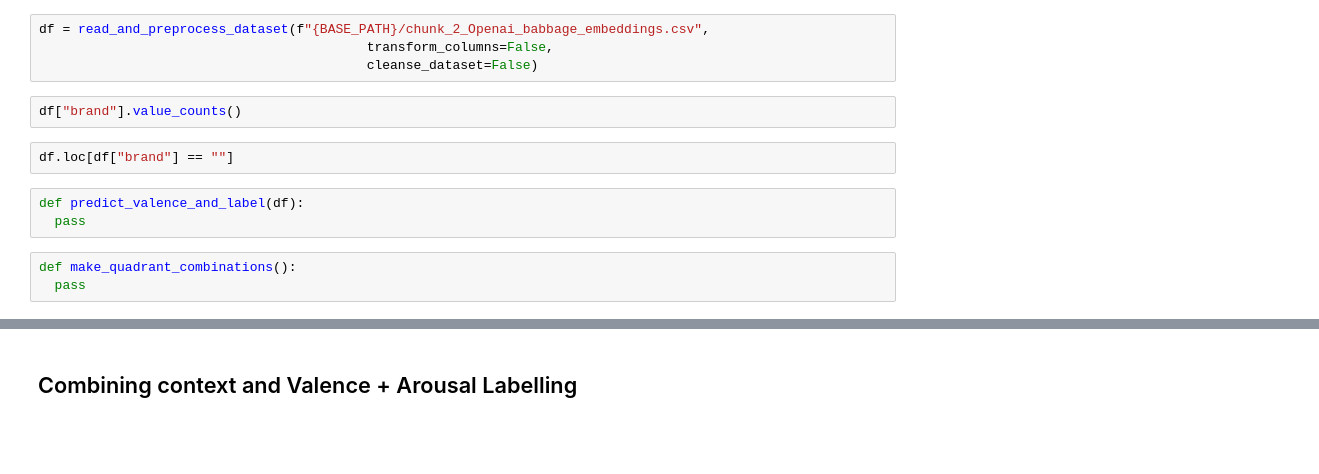
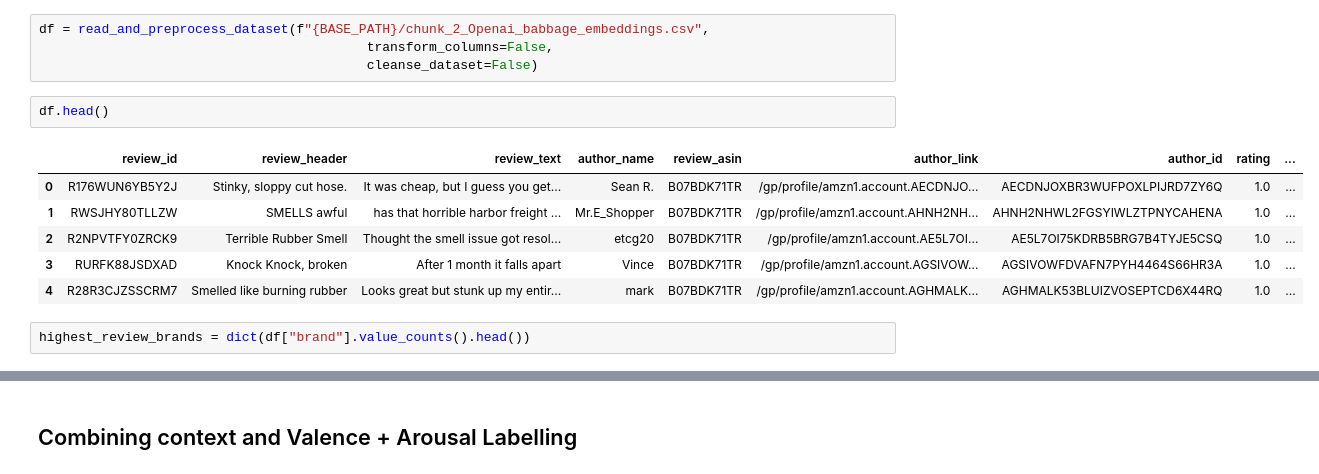
Before and after one commit to reachusama/text-analysis-using-gpt3-embeddings, a Jupyter notebook: Personal_Python_Notebooks_and_Scripting.ipynb, the cells around one changed output, grey strips where cells are left out. Drawn from its saved outputs; the diff is of its cells as text; blank space fills up the shorter version.

```diff
--- a/Personal_Python_Notebooks_and_Scripting.ipynb
+++ b/Personal_Python_Notebooks_and_Scripting.ipynb
@@ -1355,13 +1421,14 @@ from sentence_transformers import SentenceTransformer, util
 df = read_and_preprocess_dataset(f"{BASE_PATH}/chunk_2_Openai_babbage_embeddings.csv",
                                           transform_columns=False,
                                           cleanse_dataset=False)
-# %%
-df["brand"].value_counts()
-# %%
-df.loc[df["brand"] == ""]
-# %%
-def predict_valence_and_label(df):
-  pass
-# %%
-def make_quadrant_combinations():
-  pass
+# %%
+df.head()
+# %% [output]
+|  | review_id | review_header | review_text | author_name | review_asin | author_link | author_id | rating | ... |
+| 0 | R176WUN6YB5Y2J | Stinky, sloppy cut hose. | It was cheap, but I guess you get... | Sean R. | B07BDK71TR | /gp/profile/amzn1.account.AECDNJO... | AECDNJOXBR3WUFPOXLPIJRD7ZY6Q | 1.0 | ... |
+| 1 | RWSJHY80TLLZW | SMELLS awful | has that horrible harbor freight ... | Mr.E_Shopper | B07BDK71TR | /gp/profile/amzn1.account.AHNH2NH... | AHNH2NHWL2FGSYIWLZTPNYCAHENA | 1.0 | ... |
+| 2 | R2NPVTFY0ZRCK9 | Terrible Rubber Smell | Thought the smell issue got resol... | etcg20 | B07BDK71TR | /gp/profile/amzn1.account.AE5L7OI... | AE5L7OI75KDRB5BRG7B4TYJE5CSQ | 1.0 | ... |
+| 3 | RURFK88JSDXAD | Knock Knock, broken | After 1 month it falls apart | Vince | B07BDK71TR | /gp/profile/amzn1.account.AGSIVOW... | AGSIVOWFDVAFN7PYH4464S66HR3A | 1.0 | ... |
+| 4 | R28R3CJZSSCRM7 | Smelled like burning rubber | Looks great but stunk up my entir... | mark | B07BDK71TR | /gp/profile/amzn1.account.AGHMALK... | AGHMALK53BLUIZVOSEPTCD6X44RQ | 1.0 | ... |
+# %%
+highest_review_brands = dict(df["brand"].value_counts().head())
```
Also changed, not shown: parts of 29 cells of this notebook.
